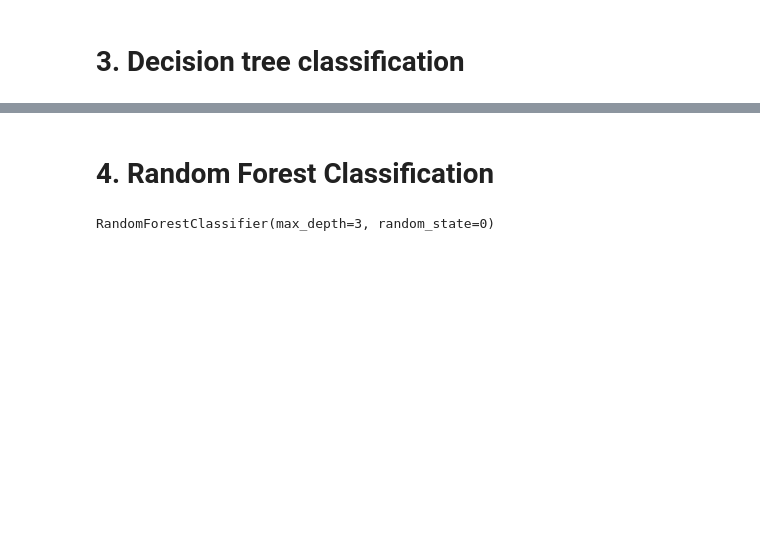
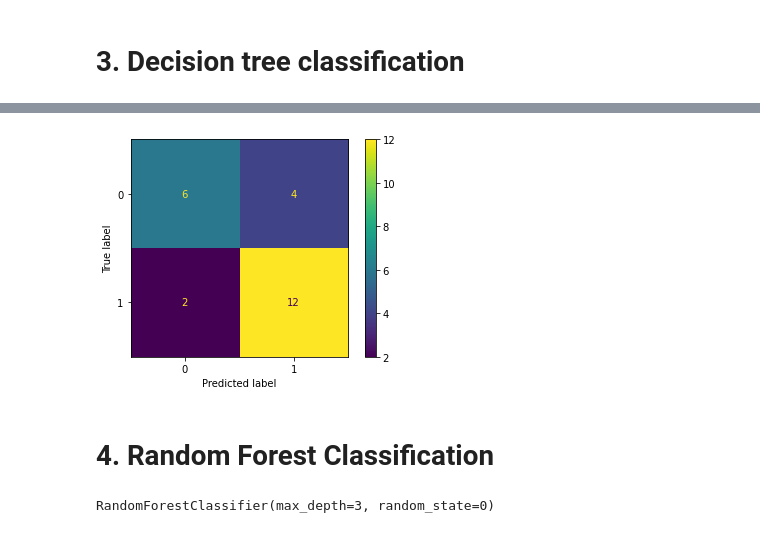
Before and after one commit to Stephenwolf008/Graphic-Era-Internship, a Jupyter notebook: flood_prediction.ipynb, the cells around one changed output, grey strips where cells are left out. Saved outputs shown, nothing was run; the diff lists cells and outputs as text; code cells hidden in the pictures; blank space fills up the shorter version.

```diff
--- a/flood_prediction.ipynb
+++ b/flood_prediction.ipynb
@@ -272,3 +296,9 @@ roc score:75.714286
+# %%
+from sklearn.metrics import plot_confusion_matrix
+plot_confusion_matrix(dtc_clf, x_test, y_test)
+plt.show()
+# %% [output]
+[figure, added]
 # %% [markdown]
 # 4. Random Forest Classification
 # %%
```
Also changed, not shown: parts of 23 cells of this notebook.
